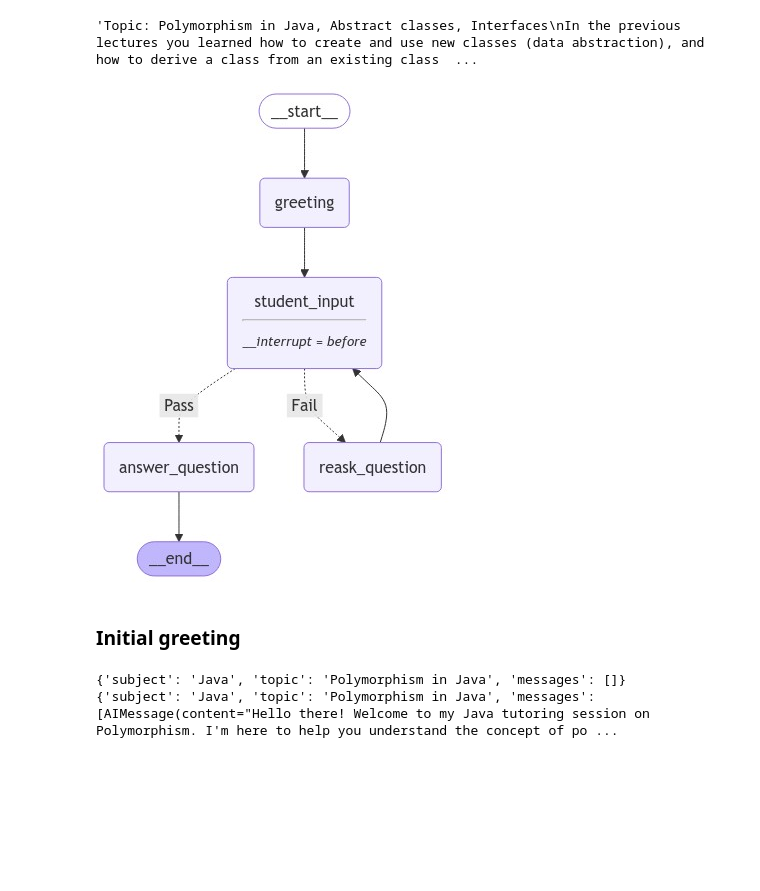
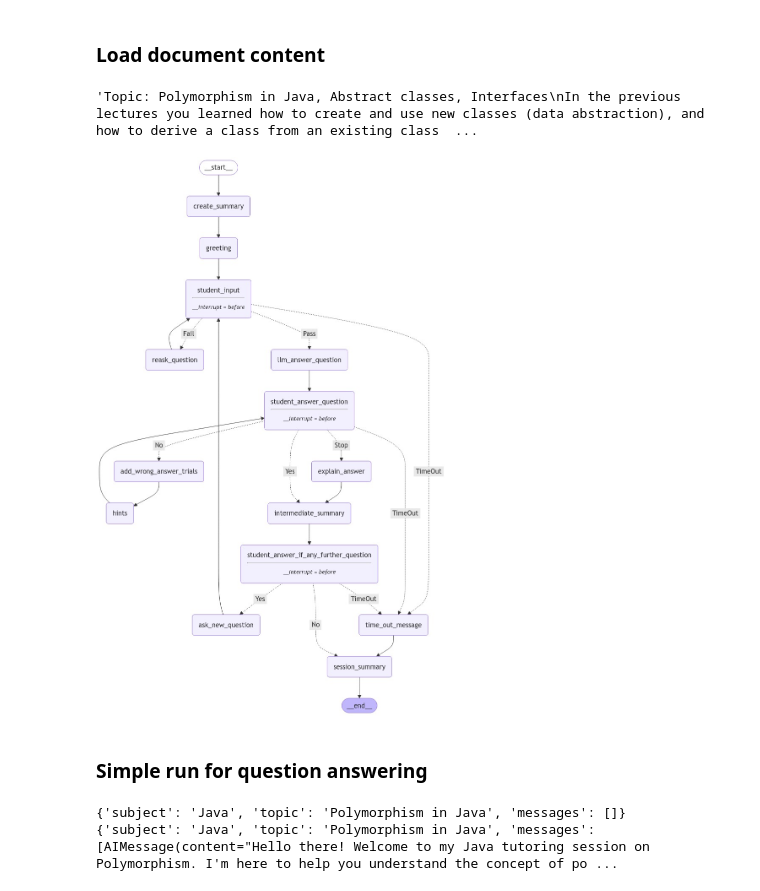
Before and after one commit to VictorCentennial/AI-Tutor-agentic-rag, a Jupyter notebook: flask-server/LangGraph_ai_tutor.ipynb, the cells around one changed output. Cells and saved outputs as stored; diff of their text form; code cells hidden in the pictures; blank space fills up the shorter version.

Commit message:
Create graph as proposal and tested

```diff
--- a/flask-server/LangGraph_ai_tutor.ipynb
+++ b/flask-server/LangGraph_ai_tutor.ipynb
@@ -15,6 +15,8 @@ from IPython.display import Image, display
 from langchain_core.tools import tool
 from langgraph.prebuilt import ToolNode
 from langchain_core.messages import AnyMessage, HumanMessage, AIMessage, ChatMessage
+# %% [markdown]
+### Load document content
 # %%
 from langchain.document_loaders import TextLoader
 from langchain.text_splitter import RecursiveCharacterTextSplitter
@@ -136,41 +278,82 @@ def answer_question(state:AgentState):
 # %%
 from langgraph.graph import START,END, StateGraph
 
 workflow = StateGraph(AgentState)
 
+workflow.add_node("create_summary", create_summary)
 workflow.add_node("greeting", greeting)
 workflow.add_node("student_input", student_input)
-# workflow.add_node("question_guarding", question_guarding)
-workflow.add_node("answer_question", answer_question)
 workflow.add_node("reask_question", reask_question)
+workflow.add_node("llm_answer_question", llm_answer_question)
+workflow.add_node("student_answer_question", student_answer_question)
+workflow.add_node("add_wrong_answer_trials", add_wrong_answer_trials)
+workflow.add_node("hints", hints)
+workflow.add_node("explain_answer", explain_answer)
+workflow.add_node("intermediate_summary", intermediate_summary)
+workflow.add_node("student_answer_if_any_further_question", student_answer_if_any_further_question)
+workflow.add_node("session_summary", session_summary)
+workflow.add_node("ask_new_question", ask_new_question)
+workflow.add_node("time_out_message", time_out_message)
 
-workflow.add_edge(START, "greeting")
+# further_question_correctness)
+workflow.add_edge(START, "create_summary")
+workflow.add_edge("create_summary", "greeting")
 workflow.add_edge("greeting", "student_input")
 workflow.add_edge("reask_question", "student_input")
 
 workflow.add_conditional_edges(
     "student_input",
     question_guarding,
     {
-        "Pass": "answer_question",
+        "TimeOut": "time_out_message",
+        "Pass": "llm_answer_question",
         "Fail": "reask_question"
     }
 )
 
-workflow.add_edge("answer_question", END)
-# workflow.add_edge("student_input", "question_guarding")
+workflow.add_edge("llm_answer_question", "student_answer_question")
+
+workflow.add_conditional_edges(
+    "student_answer_question",
+    further_question_correctness,
+    {
+        "TimeOut": "time_out_message",
+        "Yes": "intermediate_summary",
+        "No": "add_wrong_answer_trials",
+        "Stop": "explain_answer"
+    }
+)
+
+workflow.add_edge("add_wrong_answer_trials", "hints")
+workflow.add_edge("hints", "student_answer_question")
+workflow.add_edge("explain_answer", "intermediate_summary")
+workflow.add_edge("intermediate_summary", "student_answer_if_any_further_question")
+
+workflow.add_conditional_edges(
+    "student_answer_if_any_further_question",
+    any_further_question,
+    {
+        "TimeOut": "time_out_message",
+        "Yes": "ask_new_question",
+        "No": "session_summary"
+    }
+)
+
+workflow.add_edge("time_out_message", "session_summary")
+workflow.add_edge("ask_new_question", "student_input")
+workflow.add_edge("session_summary", END)
 
 from langgraph.checkpoint.memory import MemorySaver
 
 memory = MemorySaver()
-app = workflow.compile(checkpointer=memory, interrupt_before=["student_input"])
+app = workflow.compile(checkpointer=memory, interrupt_before=["student_input", "student_answer_question", "student_answer_if_any_further_question"])
 
 from IPython.display import Image, display
 display(Image(app.get_graph().draw_mermaid_png()))
 # %% [output]
-[figure, old version]
+[figure, new version]
-# %% [markdown]
-### Initial greeting
+# %% [markdown]
+### Simple run for question answering
 # %%
 # Input
 initial_input = {"subject":"Java", "topic": "Polymorphism in Java"}
```
Also changed, not shown: parts of 35 cells of this notebook.
